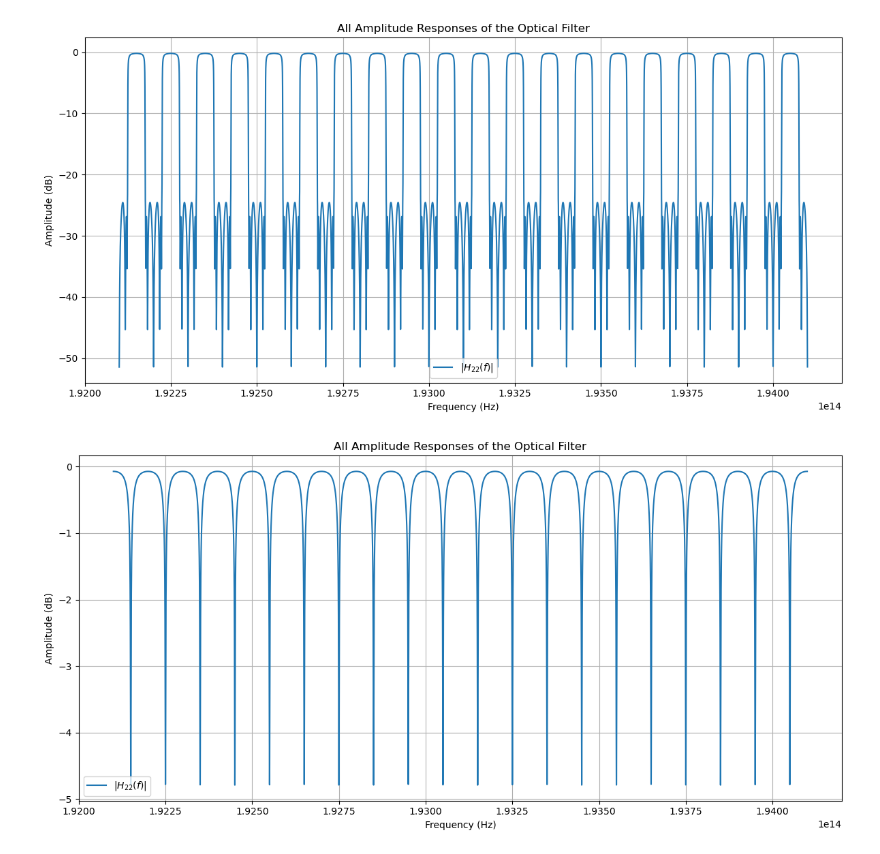
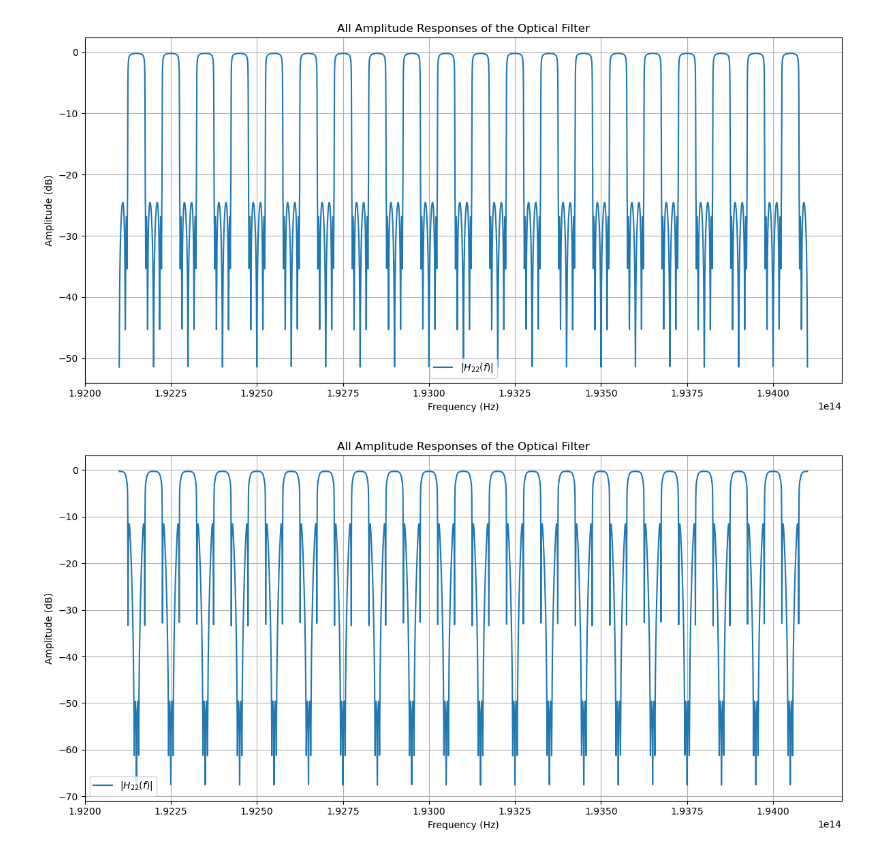
Before and after one commit to nfot413/OptD, a Jupyter notebook: code/test.ipynb, the cells around one changed output. Saved outputs shown, nothing was run; the diff lists cells and outputs as text; code cells hidden in the pictures.

```diff
--- a/code/test.ipynb
+++ b/code/test.ipynb
@@ -107,8 +107,8 @@ def phase_shifter_matrix(phi_t, phi_b):
 
 def mrr_transfer_function(w, t, k, phi_offset):
     j = 1j
-    numerator = t - np.sqrt(1 - k) * np.exp(-j * (w + phi_offset))
-    denominator = 1 - t * np.sqrt(1 - k) * np.exp(-j * (w + phi_offset))
+    numerator = np.sqrt(1 - k) - t**2 * np.exp(-j * (2*w + phi_offset))
+    denominator = 1 - t**2 * np.sqrt(1 - k) * np.exp(-j * (2*w + phi_offset))
     return numerator / denominator
 
 def delay_line(w, t, delay, phi_c):
@@ -132,8 +132,8 @@ H1 = Hi @ Hp
 
 H3 = tunable_mzi_out(theta_o)
 
-Au = lambda w: mrr_transfer_function(w, t=0.98, k=0.86, phi_offset=np.pi) * mrr_transfer_function(w, t=0.98, k=0.09, phi_offset=np.pi)
-Al = lambda w: mrr_transfer_function(w, t=0.98, k=0.39, phi_offset=np.pi) * mrr_transfer_function(w, t=0.98, k=0.57, phi_offset=np.pi)
+Au = lambda w: mrr_transfer_function(w, t=0.98, k=0.86, phi_offset=np.pi) * mrr_transfer_function(w, t=0.98, k=0.09, phi_offset=np.pi) * mrr_transfer_function(w, t=0.98, k=0.69, phi_offset=np.pi)
+Al = lambda w: mrr_transfer_function(w, t=0.98, k=0.39, phi_offset=np.pi) * mrr_transfer_function(w, t=0.98, k=0.48, phi_offset=np.pi) * delay_line(w, t=0.98, delay=1.0, phi_c=0.0)
 
 H2 = np.array([[Au, 0],
                 [0, Al]])
@@ -158,31 +158,31 @@ for i, w in enumerate(w_range):
     H = H1 @ H2 @ H3
     H11[i] = H[0, 0]
     H12[i] = H[0, 1]
     H21[i] = H[1, 0]
     H22[i] = H[1, 1]
 
 # 频率向量对应光学频率（单位：Hz）
 frequency_f = np.linspace(f_center - s * FSR, f_center + s * FSR, len_w)
 
 # 幅度响应 (dB)
 amplitude_H11 = 20 * np.log10(np.abs(H11))
 amplitude_H12 = 20 * np.log10(np.abs(H12))
 amplitude_H21 = 20 * np.log10(np.abs(H21))
 amplitude_H22 = 20 * np.log10(np.abs(H22))
 
 # 绘图
 plt.figure(figsize=(12, 6))
 #plt.plot(frequency_f, amplitude_H11, label=r'$|H_{11}(f)|$', linewidth=1.5)
 #plt.plot(frequency_f, amplitude_H12, label=r'$|H_{12}(f)|$', linewidth=1.5)
 #plt.plot(frequency_f, amplitude_H21, label=r'$|H_{21}(f)|$', linewidth=1.5)
 plt.plot(frequency_f, amplitude_H22, label=r'$|H_{22}(f)|$', linewidth=1.5)
 
 plt.title('All Amplitude Responses of the Optical Filter')
 plt.xlabel('Frequency (Hz)')
 plt.ylabel('Amplitude (dB)')
 plt.grid(True)
 plt.legend()
 plt.tight_layout()
 plt.show()
 # %% [output]
-[figure, old version]
+[figure, new version]
```
